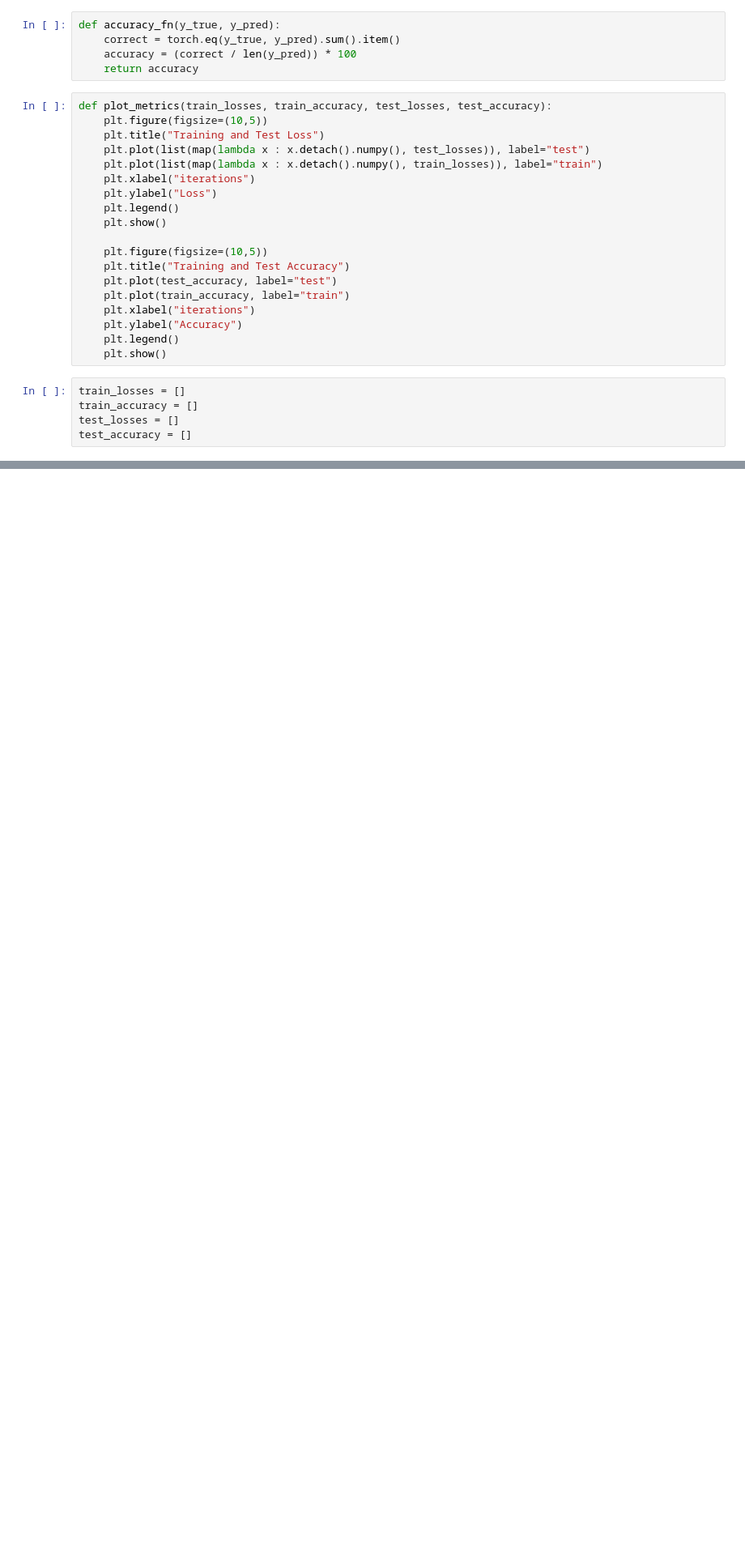
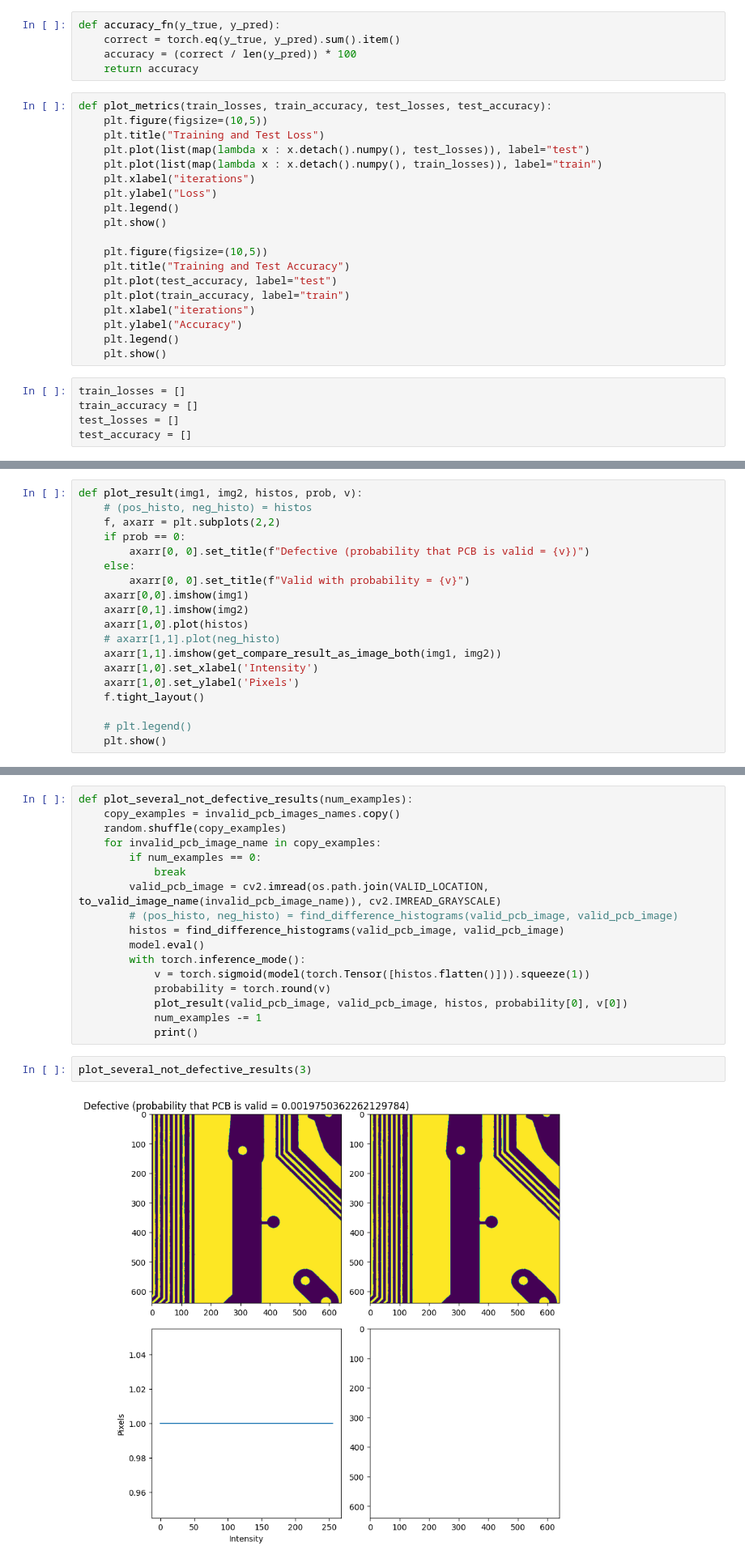
Before and after one commit to vorobii-vitalii/pcb-defect-detection-histogram-approach, a Jupyter notebook: binary_classification_image_subtract_approach_book.ipynb, the cells around one changed output, grey strips where cells are left out. Shown at 81% size. Cells and saved outputs as stored; diff of their text form; blank space fills up the shorter version.

```diff
--- a/binary_classification_image_subtract_approach_book.ipynb
+++ b/binary_classification_image_subtract_approach_book.ipynb
@@ -228,0 +430,19 @@ plot_metrics(train_losses, train_accuracy, test_losses, test_accuracy)
+# %%
+def plot_result(img1, img2, histos, prob, v):
+	# (pos_histo, neg_histo) = histos
+	f, axarr = plt.subplots(2,2)
+	if prob == 0:
+		axarr[0, 0].set_title(f"Defective (probability that PCB is valid = {v})")
+	else:
+		axarr[0, 0].set_title(f"Valid with probability = {v}")
+	axarr[0,0].imshow(img1)
+	axarr[0,1].imshow(img2)
+	axarr[1,0].plot(histos)
+	# axarr[1,1].plot(neg_histo)
+	axarr[1,1].imshow(get_compare_result_as_image_both(img1, img2))
+	axarr[1,0].set_xlabel('Intensity')
+	axarr[1,0].set_ylabel('Pixels')
+	f.tight_layout()
+
+	# plt.legend()
+	plt.show()
@@ -228,0 +474,21 @@ plot_metrics(train_losses, train_accuracy, test_losses, test_accuracy)
+# %%
+def plot_several_not_defective_results(num_examples):
+	copy_examples = invalid_pcb_images_names.copy()
+	random.shuffle(copy_examples)
+	for invalid_pcb_image_name in copy_examples:
+		if num_examples == 0:
+			break
+		valid_pcb_image = cv2.imread(os.path.join(VALID_LOCATION, to_valid_image_name(invalid_pcb_image_name)), cv2.IMREAD_GRAYSCALE)
+		# (pos_histo, neg_histo) = find_difference_histograms(valid_pcb_image, valid_pcb_image)
+		histos = find_difference_histograms(valid_pcb_image, valid_pcb_image)
+		model.eval()
+		with torch.inference_mode():
+			v = torch.sigmoid(model(torch.Tensor([histos.flatten()])).squeeze(1))
+			probability = torch.round(v)
+			plot_result(valid_pcb_image, valid_pcb_image, histos, probability[0], v[0])
+			num_examples -= 1
+			print()
+# %%
+plot_several_not_defective_results(3)
+# %% [output]
+[figure, added]
```
Also changed, not shown: parts of 28 cells of this notebook, 4 other files.
